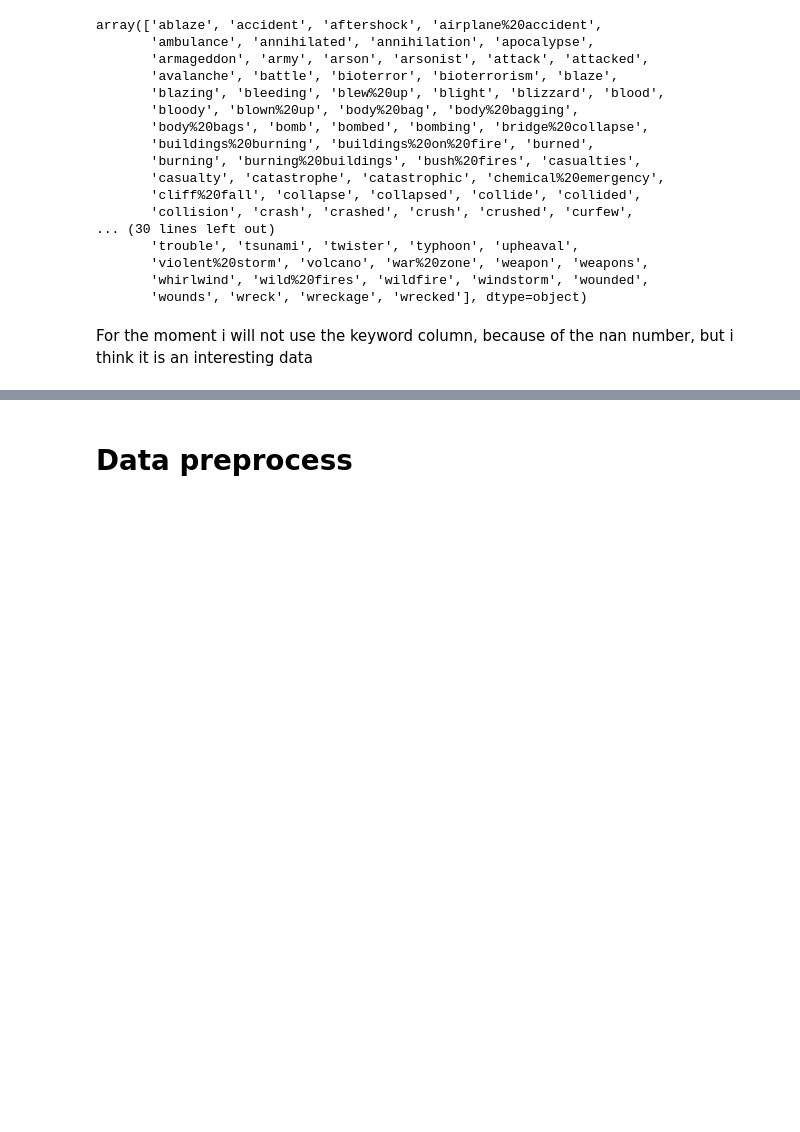
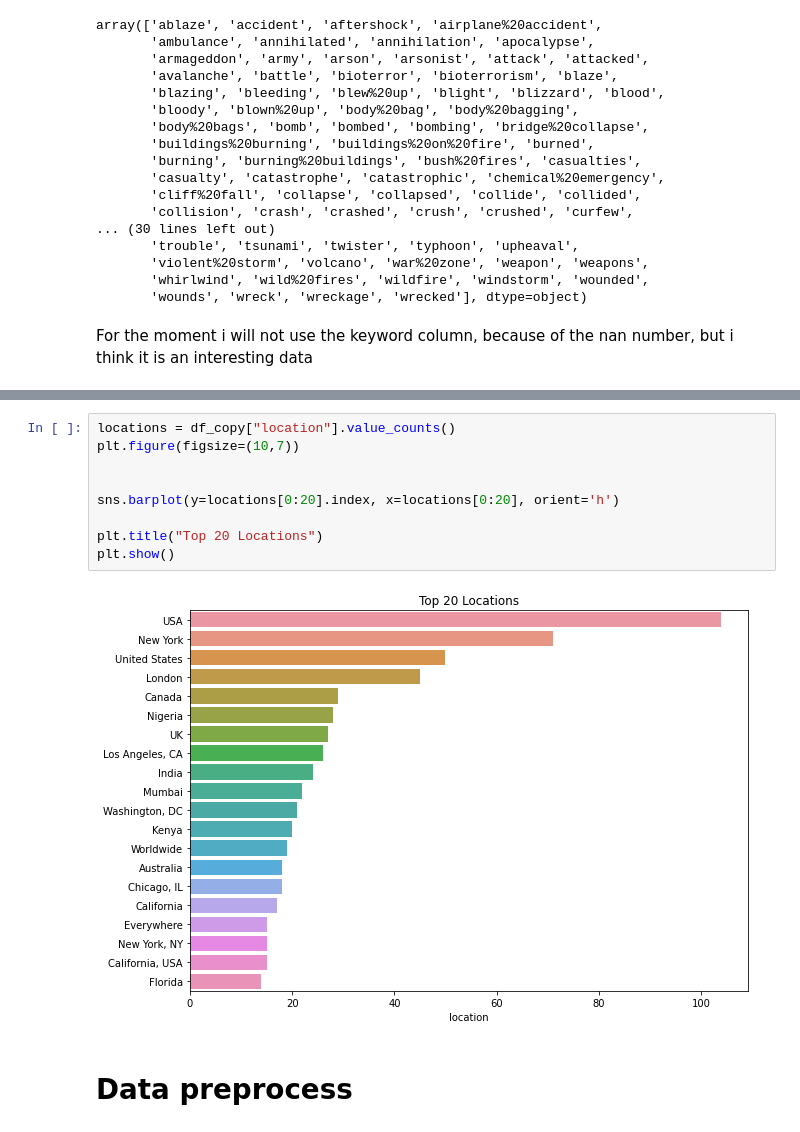
Before and after one commit to BotMaximeDupouy/kaggle_challenges, a Jupyter notebook: nlp_disasters_tweeter/nlp_kaggle_challenge.ipynb, the cells around one changed output, grey strips where cells are left out. Cells and saved outputs as stored; diff of their text form; blank space fills up the shorter version.

```diff
--- a/nlp_disasters_tweeter/nlp_kaggle_challenge.ipynb
+++ b/nlp_disasters_tweeter/nlp_kaggle_challenge.ipynb
@@ -106,3 +138,14 @@ For the moment i will not use the keyword column, because of the nan number, but
+# %%
+locations = df_copy["location"].value_counts()
+plt.figure(figsize=(10,7))
+
+
+sns.barplot(y=locations[0:20].index, x=locations[0:20], orient='h')
+
+plt.title("Top 20 Locations")
+plt.show()
+# %% [output]
+[figure, added]
 # %% [markdown]
 # Data preprocess
 # %% [markdown]
```
Also changed, not shown: parts of 93 cells of this notebook, 3 other files.
